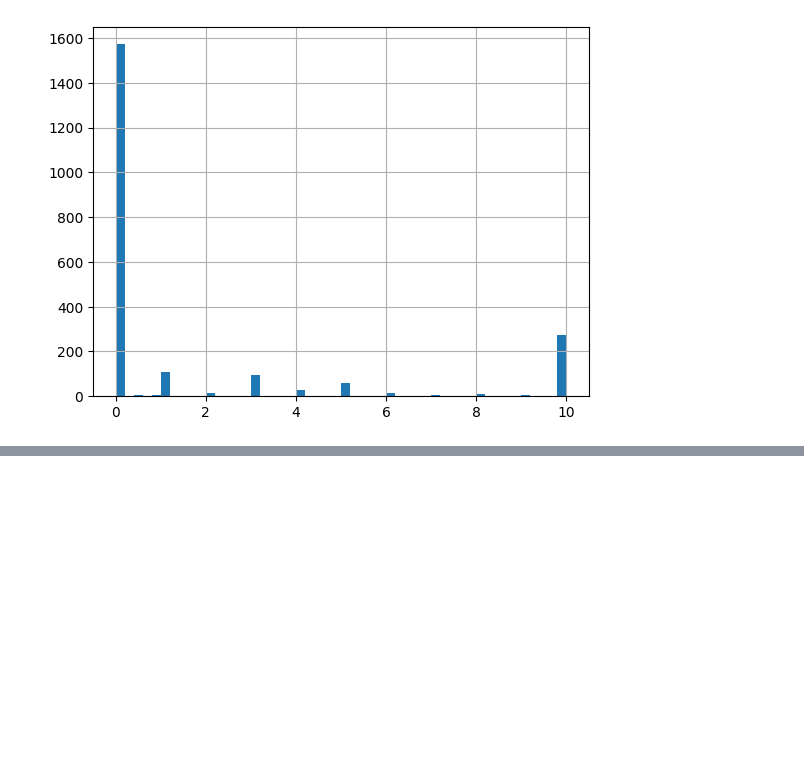
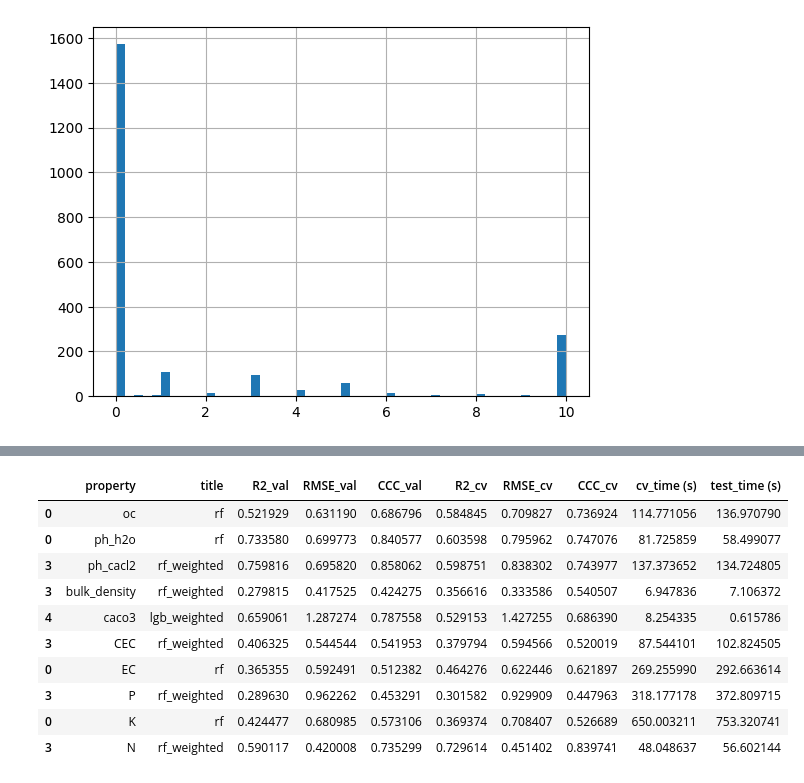
Before and after one commit to Meng2077/SOC-EU, a Jupyter notebook: code/011_production_train.final.model.ipynb, the cells around one changed output, grey strips where cells are left out. Cells and saved outputs as stored; diff of their text form; code cells hidden in the pictures; blank space fills up the shorter version.

```diff
--- a/code/011_production_train.final.model.ipynb
+++ b/code/011_production_train.final.model.ipynb
@@ -46,23 +108,20 @@ a[prop].hist(bins=50,range=[0,10])
 # %%
+best_dfff = pd.read_csv('/mnt/primus/xuemeng_tmp_harbour/soc/results/benchmark_metrics_predictions.csv',low_memory=False)
+path_list = []
+covs_list = []
+for prop in prop_list:
+    covs_list.append(f'/mnt/primus/xuemeng_tmp_harbour/soc/results/{prop}/benchmark_selected.covs_{prop}.txt')
 
-prop_list = ['ph_h2o','ph_cacl2','bulk_density','oc','EC','CEC','N','K','caco3','P']
-path_list = ['/mnt/primus/xuemeng_tmp_harbour/soc/results/ph_h2o/model_rf.ph_h2o_normal.ccc.joblib',
-             '/mnt/primus/xuemeng_tmp_harbour/soc/results/ph_cacl2/model_rf.ph_cacl2_normal.ccc.joblib',
-             '/mnt/primus/xuemeng_tmp_harbour/soc/results/bulk_density/model_lgb.bulk_density_normal.ccc.joblib',
-             '/mnt/primus/xuemeng_tmp_harbour/soc/results/oc/model_rf.oc_log1p.ccc.joblib',
-             '/mnt/primus/xuemeng_tmp_harbour/soc/results/EC/model_rf.EC_log1p.ccc.weighted.joblib',
-             '/mnt/primus/xuemeng_tmp_harbour/soc/results/CEC/model_ann.CEC_log1p.ccc.joblib',
-             '/mnt/primus/xuemeng_tmp_harbour/soc/results/N/model_rf.N_log1p.ccc.joblib',
-             '/mnt/primus/xuemeng_tmp_harbour/soc/results/K/model_rf.K_log1p.ccc.joblib',
-             '/mnt/primus/xuemeng_tmp_harbour/soc/results/P/model_rf.P_log1p.ccc.weighted.joblib']
+    a = find_files(f'/mnt/primus/xuemeng_tmp_harbour/soc/results/{prop}/','*model*joblib')
+    a = [str(i) for i in a]
+    model_t = best_dfff.loc[best_dfff['property']==prop,'title'].values[0]
 
-covs_list = ['/mnt/primus/xuemeng_tmp_harbour/soc/results/ph_h2o/benchmark_selected.covs_ph_h2o.txt',
-             '/mnt/primus/xuemeng_tmp_harbour/soc/results/ph_cacl2/benchmark_selected.covs_ph_cacl2.txt',
-             '/mnt/primus/xuemeng_tmp_harbour/soc/results/bulk_density/benchmark_selected.covs_bulk_density.txt',
-             '/mnt/primus/xuemeng_tmp_harbour/soc/results/oc/benchmark_selected.covs_oc.txt',
-             '/mnt/primus/xuemeng_tmp_harbour/soc/results/EC/benchmark_selected.covs_EC.txt',
-             '/mnt/primus/xuemeng_tmp_harbour/soc/results/CEC/benchmark_selected.covs_CEC.txt',
-             '/mnt/primus/xuemeng_tmp_harbour/soc/results/N/benchmark_selected.covs_N.txt',
-             '/mnt/primus/xuemeng_tmp_harbour/soc/results/K/benchmark_selected.covs_K.txt',
-             '/mnt/primus/xuemeng_tmp_harbour/soc/results/caco3/benchmark_selected.covs_caco3.txt',
-             '/mnt/primus/xuemeng_tmp_harbour/soc/results/P/benchmark_selected.covs_P.txt']
+    if 'weighted' in model_t:
+        model_t = model_t.split('_')[0]
+        a = [ii for ii in a if 'weighted' in ii]
+    else:
+        a = [ii for ii in a if 'weighted' not in ii]
+
+    for ia in a:
+        if model_t in ia:
+            path_list.append(ia)
@@ -110,0 +275,14 @@ IndexError: list index out of range
+# %%
+best_dfff#['property', 'title', 'R2_val', 'RMSE_val', 'CCC_val', 'R2_cv','RMSE_cv', 'CCC_cv', 'cv_time (s)', 'test_time (s)']
+# %% [output]
+|  | property | title | R2_val | RMSE_val | CCC_val | R2_cv | RMSE_cv | CCC_cv | cv_time (s) | test_time (s) |
+| 0 | oc | rf | 0.521929 | 0.631190 | 0.686796 | 0.584845 | 0.709827 | 0.736924 | 114.771056 | 136.970790 |
+| 0 | ph_h2o | rf | 0.733580 | 0.699773 | 0.840577 | 0.603598 | 0.795962 | 0.747076 | 81.725859 | 58.499077 |
+| 3 | ph_cacl2 | rf_weighted | 0.759816 | 0.695820 | 0.858062 | 0.598751 | 0.838302 | 0.743977 | 137.373652 | 134.724805 |
+| 3 | bulk_density | rf_weighted | 0.279815 | 0.417525 | 0.424275 | 0.356616 | 0.333586 | 0.540507 | 6.947836 | 7.106372 |
+| 4 | caco3 | lgb_weighted | 0.659061 | 1.287274 | 0.787558 | 0.529153 | 1.427255 | 0.686390 | 8.254335 | 0.615786 |
+| 3 | CEC | rf_weighted | 0.406325 | 0.544544 | 0.541953 | 0.379794 | 0.594566 | 0.520019 | 87.544101 | 102.824505 |
+| 0 | EC | rf | 0.365355 | 0.592491 | 0.512382 | 0.464276 | 0.622446 | 0.621897 | 269.255990 | 292.663614 |
+| 3 | P | rf_weighted | 0.289630 | 0.962262 | 0.453291 | 0.301582 | 0.929909 | 0.447963 | 318.177178 | 372.809715 |
+| 0 | K | rf | 0.424477 | 0.680985 | 0.573106 | 0.369374 | 0.708407 | 0.526689 | 650.003211 | 753.320741 |
+| 3 | N | rf_weighted | 0.590117 | 0.420008 | 0.735299 | 0.729614 | 0.451402 | 0.839741 | 48.048637 | 56.602144 |
```
Also changed, not shown: parts of 16 cells of this notebook, 19 other files.
